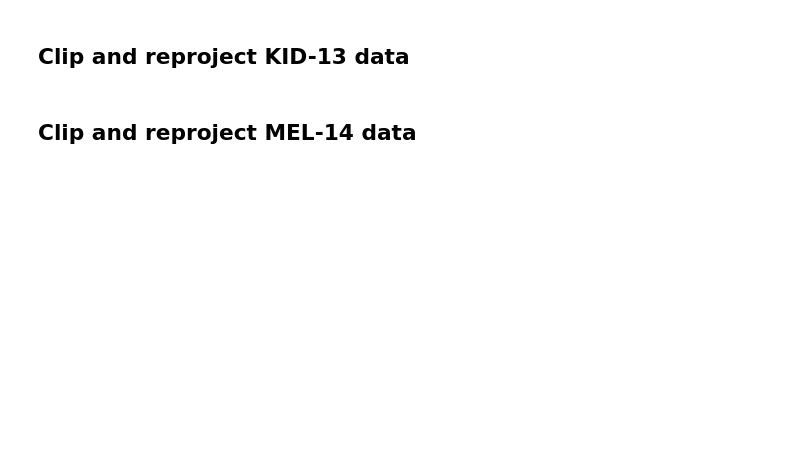
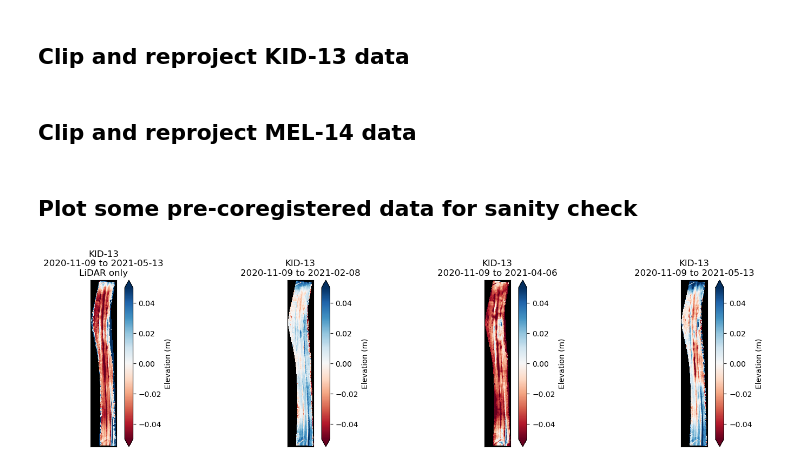
Before and after one commit to amanaster2/micro_diff, a Jupyter notebook: notebooks/clip_rasters.ipynb, the cells around one changed output. Drawn from its saved outputs; the diff is of its cells as text; code cells hidden in the pictures; blank space fills up the shorter version.

```diff
--- a/notebooks/clip_rasters.ipynb
+++ b/notebooks/clip_rasters.ipynb
@@ -80,3 +131,13 @@ k13_mask_gdf = gpd.read_file(k13_mask_path)
 
 m14_crs = gpd.read_file(m14_mask_path).crs
 m14_mask_gdf = gpd.read_file(m14_mask_path)
+# %%
+k13_stable = dict()
+for i in range(len(k13_stable_files)):
+    k13_stable[i] = rioxarray.open_rasterio(k13_stable_files[i], masked=True).squeeze()
+    k13_stable[i].rio.write_crs(k13_crs, inplace=True)
+
+m14_stable = dict()
+for i in range(len(m14_stable_files)):
+    m14_stable[i] = rioxarray.open_rasterio(m14_stable_files[i], masked=True).squeeze()
+    m14_stable[i].rio.write_crs(m14_crs, inplace=True)
@@ -84,6 +175,7 @@ m14_mask_gdf = gpd.read_file(m14_mask_path)
 ## Clip and reproject KID-13 data
 # %%
 #Wet season year 1
+dates=['20201109_lidar', '20210513_lidar', '20201109_sfm', '20210208_sfm', '20210406_sfm', '20210513_sfm']
 k13_wsyr1 = dict()
 k13_wsyr1_clip = dict()
 for i in range(len(k13_wsyr1_dem_files)):
@@ -91,12 +183,15 @@ for i in range(len(k13_wsyr1_dem_files)):
     k13_wsyr1[i].rio.write_crs(k13_crs, inplace=True)
     k13_wsyr1_clip[i] = k13_wsyr1[i].rio.clip(k13_mask_gdf.geometry)
     k13_wsyr1_clip[i].rio.write_nodata(-9999, encoded=True, inplace=True)
+k13_wsyr1_clip[0].rio.to_raster(k13_results_wsyr1+'k13_'+dates[0]+'.tif')
 
 k13_wsyr1_reproj = dict()
 for x in range(len(k13_wsyr1_dem_files)-1):
     k13_wsyr1_reproj[x] = k13_wsyr1_clip[x+1].rio.reproject_match(k13_wsyr1_clip[0], resampling = 3)
+    k13_wsyr1_reproj[x].rio.to_raster(k13_results_wsyr1+'k13_'+dates[x+1]+'.tif')
 
 #Dry season year 1
+dates=['20210604_lidar', '20210913_lidar', '20210604_sfm', '20210819_sfm', '20210913_sfm']
 k13_dsyr1 = dict()
 k13_dsyr1_clip = dict()
 for i in range(len(k13_dsyr1_dem_files)):
@@ -104,12 +199,15 @@ for i in range(len(k13_dsyr1_dem_files)):
     k13_dsyr1[i].rio.write_crs(k13_crs, inplace=True)
     k13_dsyr1_clip[i] = k13_dsyr1[i].rio.clip(k13_mask_gdf.geometry)
     k13_dsyr1_clip[i].rio.write_nodata(-9999, encoded=True, inplace=True)
+k13_dsyr1_clip[0].rio.to_raster(k13_results_dsyr1+'k13_'+dates[0]+'.tif')
 
 k13_dsyr1_reproj = dict()
 for x in range(len(k13_dsyr1_dem_files)-1):
     k13_dsyr1_reproj[x] = k13_dsyr1_clip[x+1].rio.reproject_match(k13_dsyr1_clip[0], resampling = 3)
+    k13_dsyr1_reproj[x].rio.to_raster(k13_results_dsyr1+'k13_'+dates[x+1]+'.tif')
 
 #Wet season year 2
+dates=['20211007_lidar', '20220531_lidar', '20211007_sfm', '20220208_sfm', '20220503_sfm', '20220531_sfm']
 k13_wsyr2 = dict()
 k13_wsyr2_clip = dict()
 for i in range(len(k13_wsyr2_dem_files)):
@@ -117,10 +215,12 @@ for i in range(len(k13_wsyr2_dem_files)):
     k13_wsyr2[i].rio.write_crs(k13_crs, inplace=True)
     k13_wsyr2_clip[i] = k13_wsyr2[i].rio.clip(k13_mask_gdf.geometry)
     k13_wsyr2_clip[i].rio.write_nodata(-9999, encoded=True, inplace=True)
+k13_wsyr2_clip[0].rio.to_raster(k13_results_wsyr2+'k13_'+dates[0]+'.tif')
 
 k13_wsyr2_reproj = dict()
 for x in range(len(k13_wsyr2_dem_files)-1):
     k13_wsyr2_reproj[x] = k13_wsyr2_clip[x+1].rio.reproject_match(k13_wsyr2_clip[0], resampling = 3)
+    k13_wsyr2_reproj[x].rio.to_raster(k13_results_wsyr2+'k13_'+dates[x+1]+'.tif')
 # %% [markdown]
 ## Clip and reproject MEL-14 data
 # %%
@@ -284,23 +274,34 @@ ax[3].set_yticks(());
+# %% [markdown]
+## Plot some pre-coregistered data for sanity check
 # %%
-fig, ax = plt.subplots(1, 3, figsize=(15,4))
+fig, ax = plt.subplots(1, 4, figsize=(18,4))
 
-m0 = ax[0].imshow(K13_20210208_sfm_reproj-K13_20201109_sfm_clipped, cmap = 'RdBu', vmin=-0.05, vmax=0.05)
-ax[0].set_title('KID-13\n2020-11-09 to 2021-02-08\nSfM')
+m0 = ax[0].imshow(k13_wsyr1_reproj[0]-k13_wsyr1_clip[0], cmap = 'RdBu', vmin=-0.05, vmax=0.05)
+ax[0].set_title('KID-13\n2020-11-09 to 2021-05-13\nLiDAR only')
 fig.colorbar(m0, label='Elevation (m)', extend='both', ax=ax[0])
 ax[0].set_facecolor('k')
 ax[0].set_xticks(())
 ax[0].set_yticks(());
 
-m1 = ax[1].imshow(K13_20210406_sfm_reproj-K13_20201109_sfm_clipped, cmap = 'RdBu', vmin=-0.05, vmax=0.05)
-ax[1].set_title('KID-13\n2020-11-09 to 2021-04-06\nSfM')
+m1 = ax[1].imshow(k13_wsyr1_reproj[2]-k13_wsyr1_clip[0], cmap = 'RdBu', vmin=-0.05, vmax=0.05)
+ax[1].set_title('KID-13\n2020-11-09 to 2021-02-08')
 fig.colorbar(m1, label='Elevation (m)', extend='both', ax=ax[1])
 ax[1].set_facecolor('k')
 ax[1].set_xticks(())
 ax[1].set_yticks(());
 
-m2 = ax[2].imshow(K13_20210513_sfm_reproj-K13_20201109_sfm_clipped, cmap = 'RdBu', vmin=-0.05, vmax=0.05)
-ax[2].set_title('KID-13\n2020-11-09 to 2021-05-13\nSfM')
+m2 = ax[2].imshow(k13_wsyr1_reproj[3]-k13_wsyr1_clip[0], cmap = 'RdBu', vmin=-0.05, vmax=0.05)
+ax[2].set_title('KID-13\n2020-11-09 to 2021-04-06')
 fig.colorbar(m2, label='Elevation (m)', extend='both', ax=ax[2])
 ax[2].set_facecolor('k')
 ax[2].set_xticks(())
 ax[2].set_yticks(());
+
+m3 = ax[3].imshow(k13_wsyr1_reproj[4]-k13_wsyr1_clip[0], cmap = 'RdBu', vmin=-0.05, vmax=0.05)
+ax[3].set_title('KID-13\n2020-11-09 to 2021-05-13')
+fig.colorbar(m2, label='Elevation (m)', extend='both', ax=ax[3])
+ax[3].set_facecolor('k')
+ax[3].set_xticks(())
+ax[3].set_yticks(());
+# %% [output]
+[figure, added]
```
Also changed, not shown: parts of 10 cells of this notebook.
